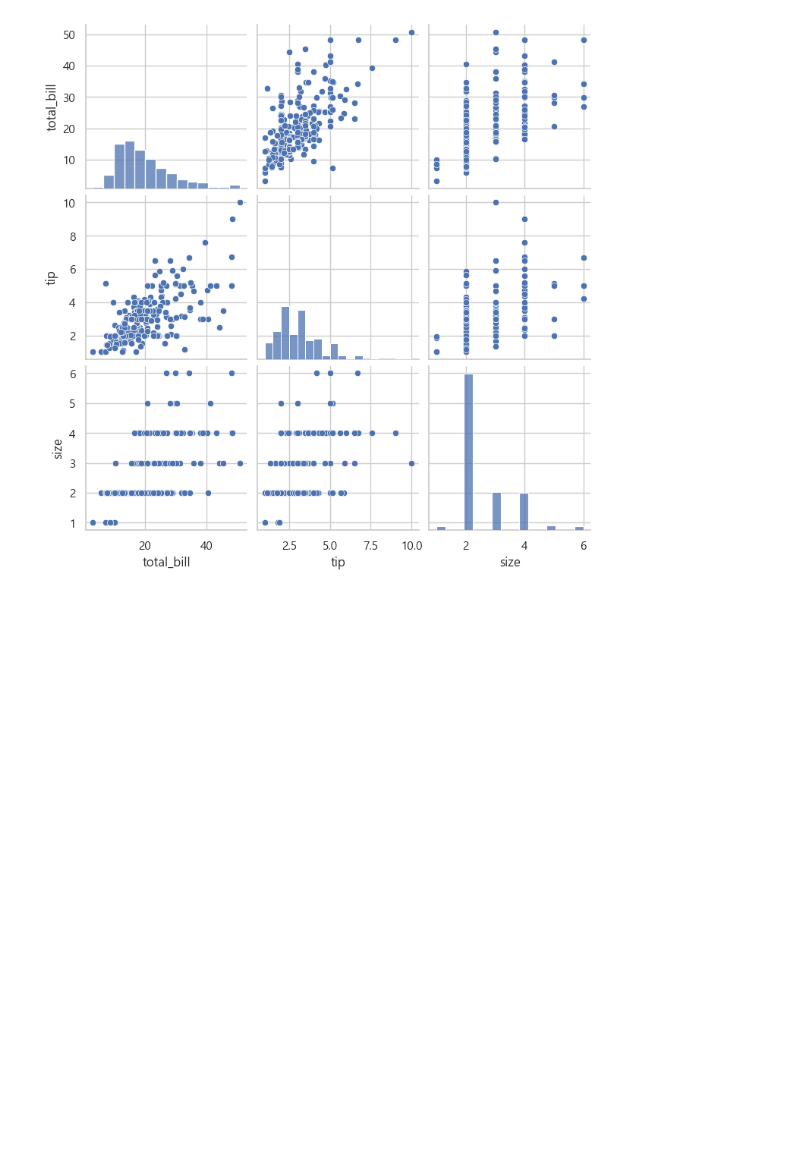
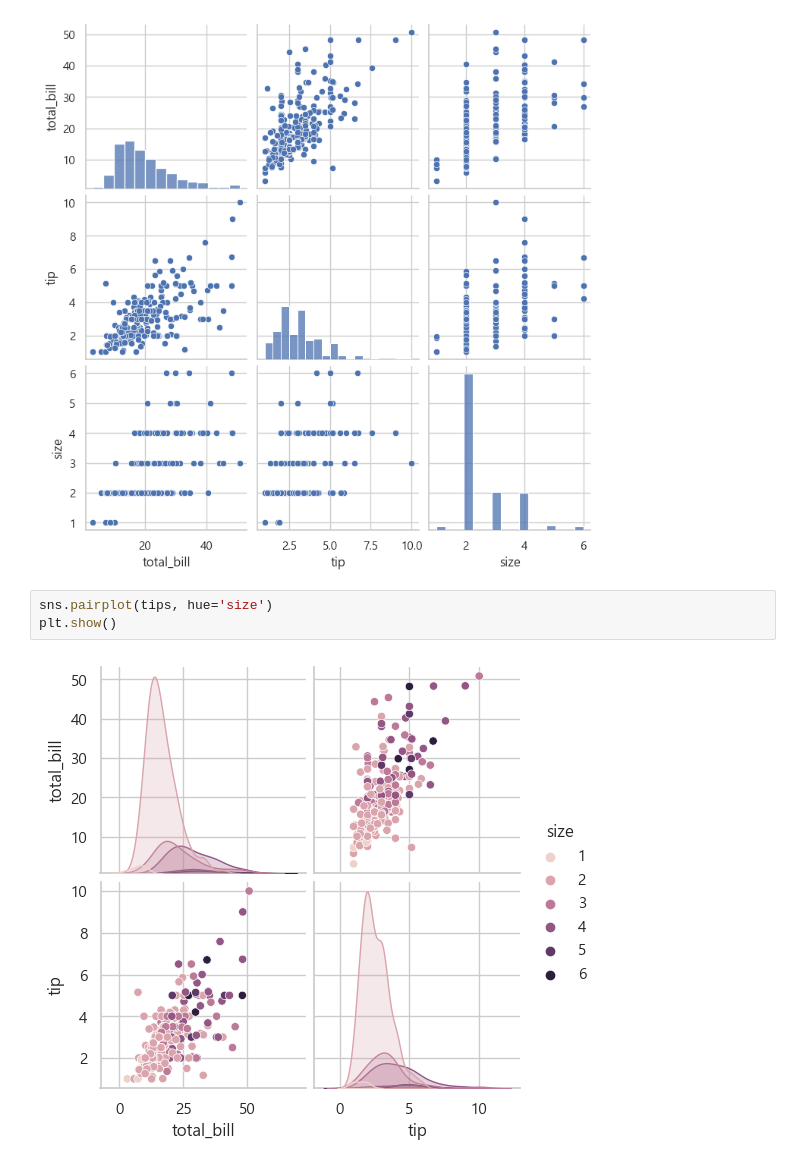
Before and after one commit to initbtn/BIGDATA_VISUALATION, a Jupyter notebook: seaborn_test2.ipynb, the cells around one changed output. Saved outputs shown, nothing was run; the diff lists cells and outputs as text; blank space fills up the shorter version.

```diff
--- a/seaborn_test2.ipynb
+++ b/seaborn_test2.ipynb
@@ -135,3 +135,8 @@ sns.pairplot(tips)
 plt.show()
 # %% [output]
 [figure]
+# %%
+sns.pairplot(tips, hue='size')
+plt.show()
+# %% [output]
+[figure, added]
```
Also changed, not shown: parts of 7 cells of this notebook, 10 other files.
